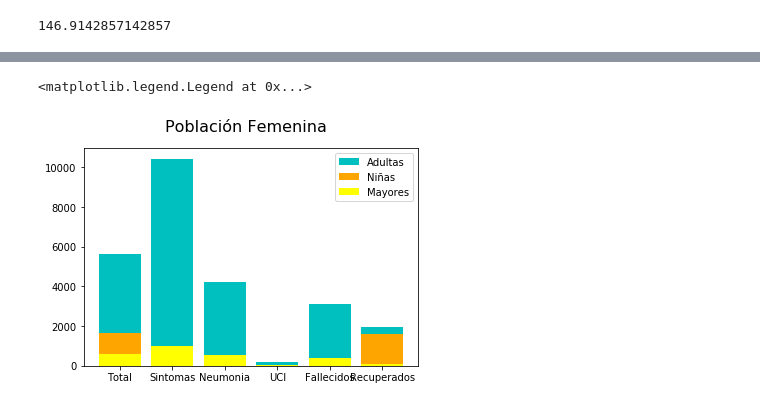
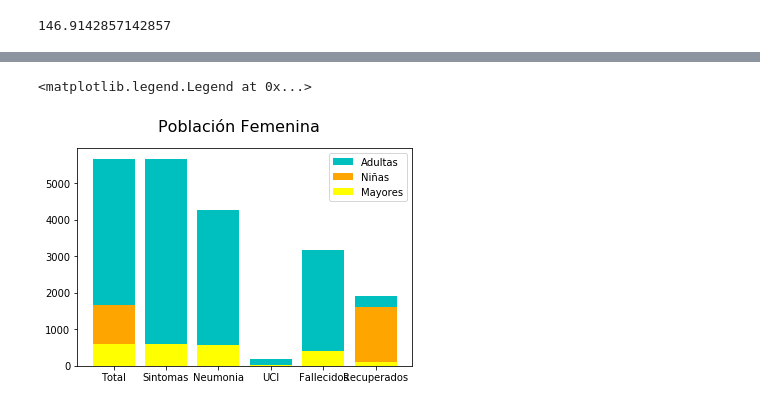
Before and after one commit to acastill0/Cuaderno1, a Jupyter notebook: Prueba2_Castillo.ipynb, the cells around one changed output, grey strips where cells are left out. Saved outputs shown, nothing was run; the diff lists cells and outputs as text; code cells hidden in the pictures.

```diff
--- a/Prueba2_Castillo.ipynb
+++ b/Prueba2_Castillo.ipynb
@@ -647,36 +650,36 @@ fig,ax=pp.subplots()
 fig.suptitle('Población Femenina', fontsize=16)
 
 
 ax.bar('Total',len(adultos_femenino),label='Adultas',color='c')
 ax.bar('Total',len(niños_femenino),label='Niñas',color='orange')
 ax.bar('Total',len(mayores_femenino),label='Mayores',color='yellow')
 
 
-ax.bar('Sintomas',adultosSintomas,color='c')
+ax.bar('Sintomas',len(adultos_femenino),color='c')
 ax.bar('Sintomas',len(niños_femenino_sintomas),color='orange')
-ax.bar('Sintomas',mayoresSintomas,color='yellow')
+ax.bar('Sintomas',len(mayores_femenino),color='yellow')
 
 ax.bar('Neumonia',len(adultos_femeninos_nuemonia),color='c')
 ax.bar('Neumonia',len(niños_femenino_nuemonia),color='orange')
 ax.bar('Neumonia',len(mayores_femeninos_nuemonia),color='yellow')
 
 ax.bar('UCI',len(adultos_femeninos_cuidados),color='c')
 ax.bar('UCI',len(niños_femenino_cuidados),color='orange')
 ax.bar('UCI',len(mayores_femeninos_cuidados),color='yellow')
 
 ax.bar('Fallecidos',len(adultos_femeninos_fallecidos),color='c')
 ax.bar('Fallecidos',len(niños_femenino_fallecidos),color='orange')
 ax.bar('Fallecidos',len(mayores_femeninos_fallecidos),color='yellow')
 
 ax.bar('Recuperados',len(adultos_femeninos_recuperados),color='c')
 ax.bar('Recuperados',len(niños_femenino_recuperados),color='orange')
 ax.bar('Recuperados',len(mayores_femeninos_recuperados),color='yellow')
 
 
 ax.legend()
 # %% [output]
 <matplotlib.legend.Legend at 0x...>
-[figure, old version]
+[figure, new version]
 # %%
 fig,ax=pp.subplots()
 
```
Also changed, not shown: parts of 4 cells of this notebook, 1 other file.
